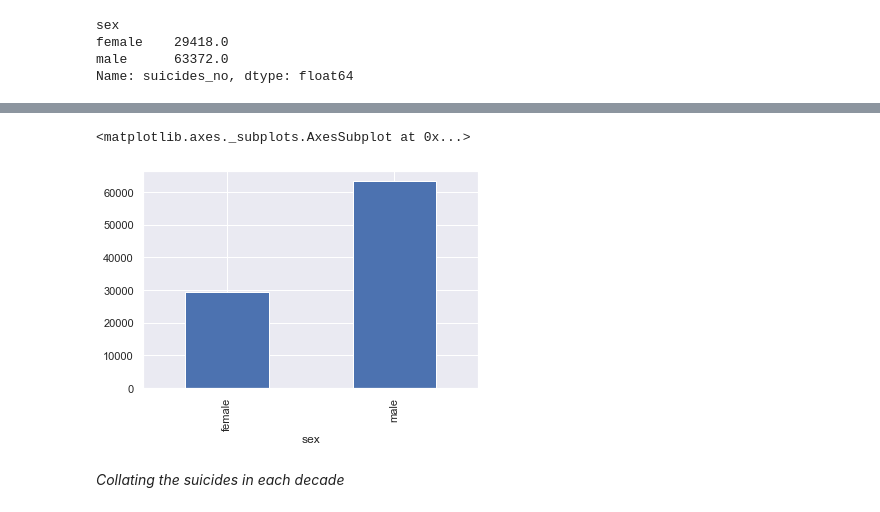
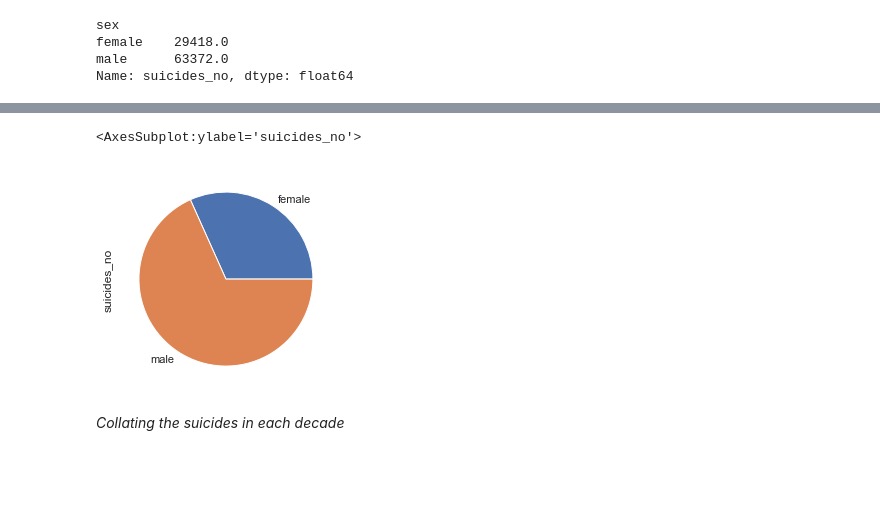
Before and after one commit to HamoyeHQ/14-suicide-cases, a Jupyter notebook: model/Dataview.ipynb, the cells around one changed output, grey strips where cells are left out. Saved outputs shown, nothing was run; the diff lists cells and outputs as text; code cells hidden in the pictures; blank space fills up the shorter version.

```diff
--- a/model/Dataview.ipynb
+++ b/model/Dataview.ipynb
@@ -552,8 +576,8 @@ Name: suicides_no, dtype: float64
 # %%
-decade1.groupby(['sex']).suicides_no.sum().plot.bar()
+decade1.groupby(['sex']).suicides_no.sum().plot.pie()
 # %% [output]
-<matplotlib.axes._subplots.AxesSubplot at 0x...>
+<AxesSubplot:ylabel='suicides_no'>
-[figure, old version]
+[figure, new version]
 # %%
 decade1.groupby?
 # %% [markdown]
```
Also changed, not shown: parts of 19 cells of this notebook.
